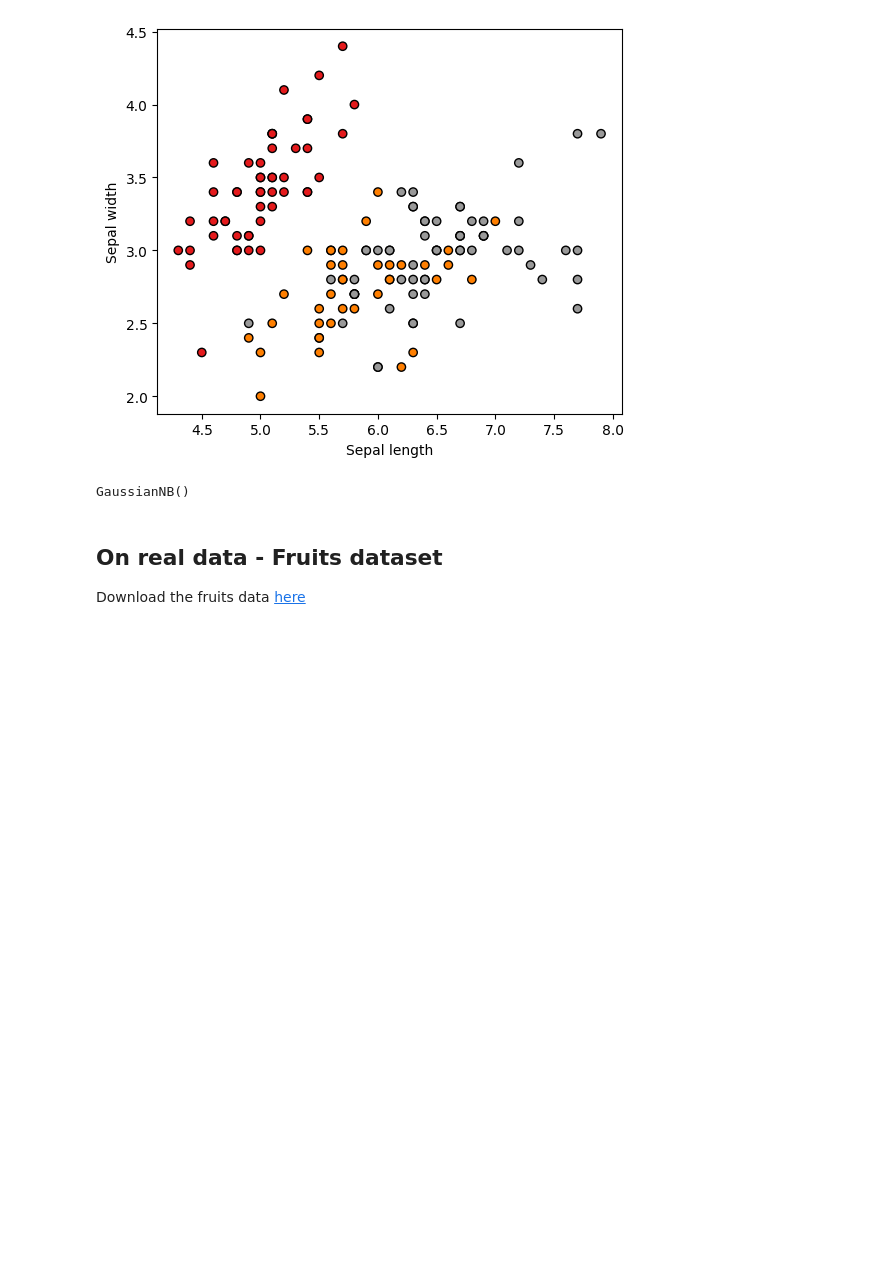
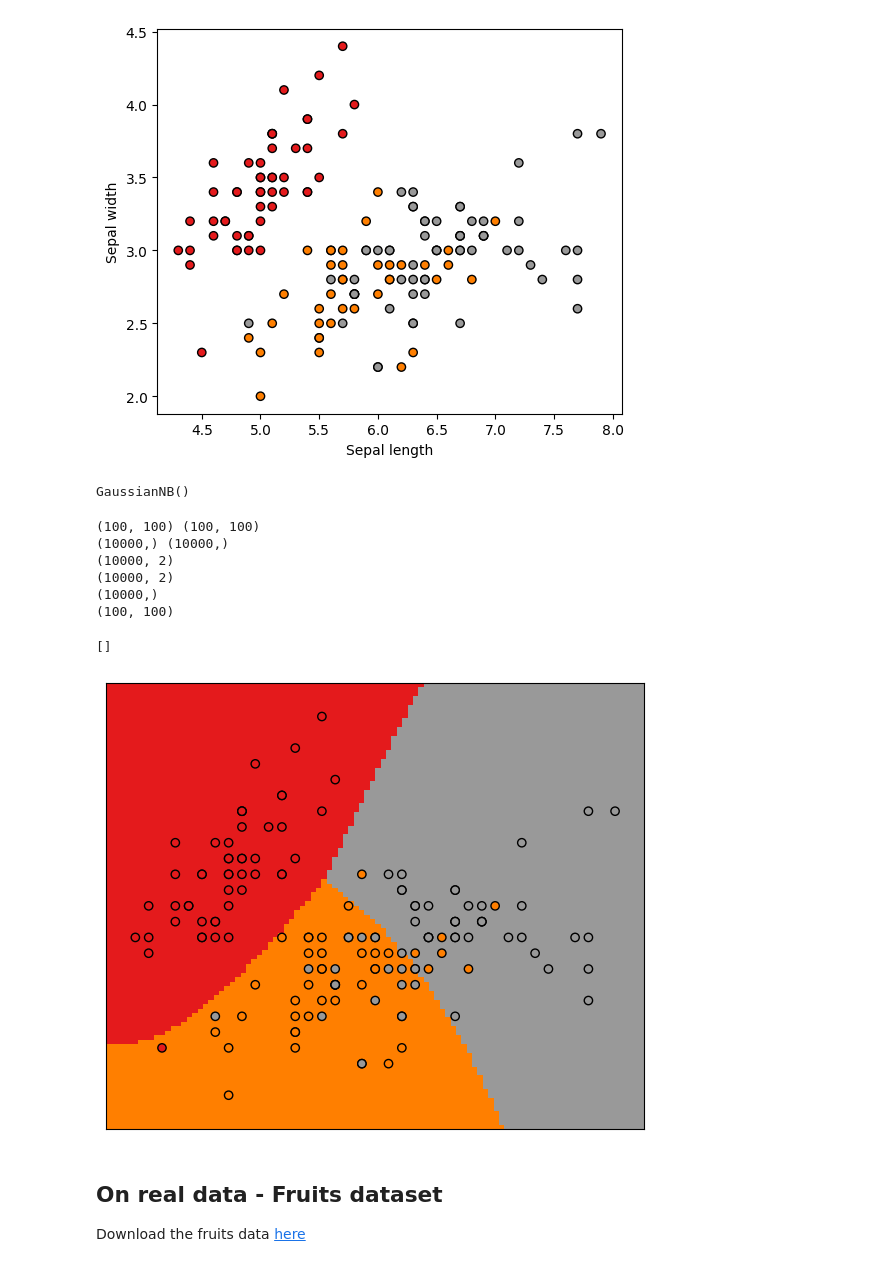
Before and after one commit to JuanJRP/machine_learning, a Jupyter notebook: Sem_03/Naive_Bayes.ipynb, the cells around one changed output. Drawn from its saved outputs; the diff is of its cells as text; code cells hidden in the pictures; blank space fills up the shorter version.

```diff
--- a/Sem_03/Naive_Bayes.ipynb
+++ b/Sem_03/Naive_Bayes.ipynb
@@ -39,3 +36,45 @@ _
+# %%
+## Plot decision boundaries
+# Min-Max values for the grid of decision boundaries
+offeset = 0.2
+x_min, x_max = min(iris_X[:,0]) - offeset, max(iris_X[:,0]) + offeset
+y_min, y_max = min(iris_X[:,1]) - offeset , max(iris_X[:,1]) + offeset
+
+# Create grid
+x_grid, y_grid = np.meshgrid(np.linspace(x_min, x_max, 100), np.linspace(y_min, y_max, 100))
+print(x_grid.shape, y_grid.shape)
+print(x_grid.ravel().shape, y_grid.ravel().shape)
+print(np.concatenate([x_grid.ravel().reshape(-1,1), y_grid.ravel().reshape(-1,1)], axis=1).shape)
+print(np.c_[x_grid.ravel(), y_grid.ravel()].shape)
+
+# Estimate predictions over the grid
+pred_grid = naive_bayes.predict(np.c_[x_grid.ravel(), y_grid.ravel()])
+print (pred_grid.shape)
+
+# Reshape predictions
+pred_grid = pred_grid.reshape(x_grid.shape)
+print (pred_grid.shape)
+# %% [output]
+(100, 100) (100, 100)
+(10000,) (10000,)
+(10000, 2)
+(10000, 2)
+(10000,)
+(100, 100)
+# %%
+# Draw grid
+_, ax = plt.subplots (figsize=(6,5))
+ax.pcolormesh( x_grid , y_grid , pred_grid , cmap = "Set1")
+
+# Scatter real values
+ax.scatter ( iris_X[:,0] , iris_X[:,1] , c = iris_y , edgecolors = 'k', cmap = "Set1")
+
+plt.tight_layout()
+ax.set_xticks(())
+ax.set_yticks(())
+# %% [output]
+[]
+[figure, added]
 # %% [markdown]
 ## On real data - Fruits dataset
 
```
Also changed, not shown: parts of 1 cell of this notebook, 7 other files.
